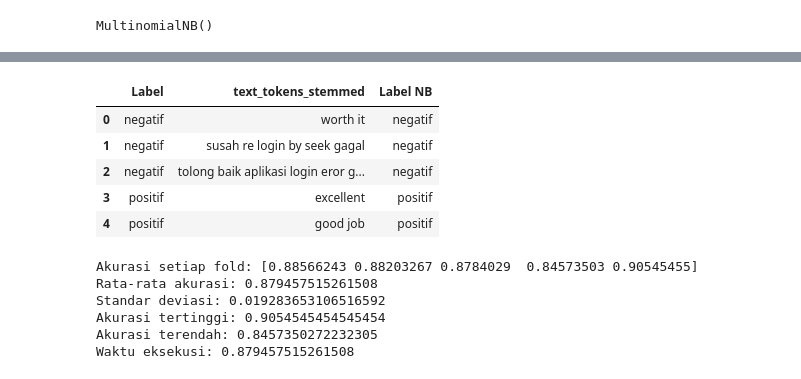
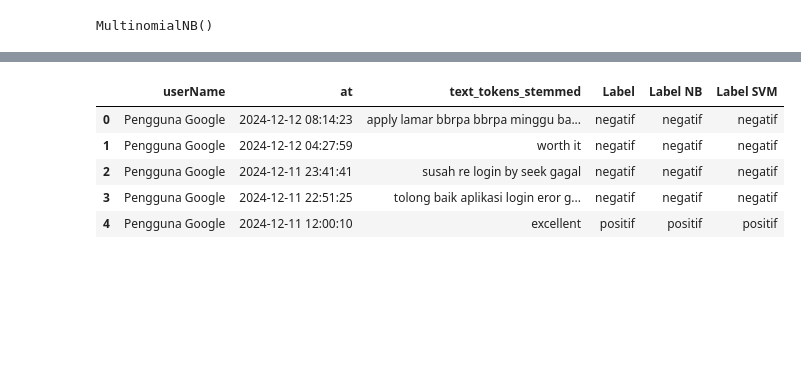
Before and after one commit to randi3281/anfipy, a Jupyter notebook: Mode Serius 3/projek7-digunakan skripsi.ipynb, the cells around one changed output, grey strips where cells are left out. Drawn from its saved outputs; the diff is of its cells as text; code cells hidden in the pictures; blank space fills up the shorter version.

```diff
--- a/Mode Serius 3/projek7-digunakan skripsi.ipynb
+++ b/Mode Serius 3/projek7-digunakan skripsi.ipynb
@@ -5,8 +3,7 @@
 # %%
 import pandas as pd
-from sklearn.model_selection import train_test_split
 
-data_clean = pd.read_csv('Dataset/jobstreet_3000_hasiltextpreprocessing.csv')
+data_clean = pd.read_csv('Dataset/jobstreet_3000_hasillabeling.csv')
 data_clean = pd.DataFrame(data_clean)
 
 A = data_clean['text_tokens_stemmed']
@@ -89,0 +68,11 @@ data_clean.head()
+# %%
+from sklearn.svm import LinearSVC
+from sklearn.metrics import accuracy_score
+
+for c in [0.01, 0.05, 0.25, 0.5, 0.75, 1]:
+    svm = LinearSVC(C=c)
+    svm.fit(A_tfid, B)
+    print ("Accuracy for C=%s: %s" % (c, accuracy_score(B, svm.predict(A_tfid))))
+
+svm = LinearSVC(C = 1)
+svm.fit(A_tfid, B)
@@ -90,37 +87,15 @@ data_clean.head()
+# %%
+B_pred = svm.predict(A_tfid)
+data_clean['Label SVM'] = B_pred
+data_clean = pd.DataFrame(data_clean)
+data_clean.to_csv('Dataset\jobstreet_3000_hasil_sentimen_SVM.csv', index=False)
+data_clean.head()
+# %% [output]
+|  | userName | at | text_tokens_stemmed | Label | Label NB | Label SVM |
+| 0 | Pengguna Google | 2024-12-12 08:14:23 | apply lamar bbrpa bbrpa minggu ba... | negatif | negatif | negatif |
+| 1 | Pengguna Google | 2024-12-12 04:27:59 | worth it | negatif | negatif | negatif |
+| 2 | Pengguna Google | 2024-12-11 23:41:41 | susah re login by seek gagal | negatif | negatif | negatif |
+| 3 | Pengguna Google | 2024-12-11 22:51:25 | tolong baik aplikasi login eror g... | negatif | negatif | negatif |
+| 4 | Pengguna Google | 2024-12-11 12:00:10 | excellent | positif | positif | positif |
 # %%
-data_clean.to_csv('Dataset/jobstreet_3000_hasil_sentimen_NB.csv', index=False)
-
-data_clean2 = pd.read_csv('Dataset/jobstreet_3000_hasil_sentimen_NB.csv')
-data_clean2 = pd.DataFrame(data_clean2)
-data_clean2.head()
+data_clean.to_csv('Dataset/jobstreet_3000_hasil_sentimen_NB_dan_SVM.csv', index=False)
-# %% [output]
-|  | Label | text_tokens_stemmed | Label NB |
-| 0 | negatif | worth it | negatif |
-| 1 | negatif | susah re login by seek gagal | negatif |
-| 2 | negatif | tolong baik aplikasi login eror g... | negatif |
-| 3 | positif | excellent | positif |
-| 4 | positif | good job | positif |
-# %%
-# buatlah k-fold cross validation dengan k = 5
-from sklearn.model_selection import cross_val_score
-
-cross_val_score(nb, A_tfid, B, cv=5, scoring='accuracy')
-# print setiap k
-print(f"Akurasi setiap fold: {cross_val_score(nb, A_tfid, B, cv=5, scoring='accuracy')}")
-# print rata-rata akurasi
-print(f"Rata-rata akurasi: {cross_val_score(nb, A_tfid, B, cv=5, scoring='accuracy').mean()}")
-# print standar deviasi
-print(f"Standar deviasi: {cross_val_score(nb, A_tfid, B, cv=5, scoring='accuracy').std()}")
-# print akurasi tertinggi
-print(f"Akurasi tertinggi: {cross_val_score(nb, A_tfid, B, cv=5, scoring='accuracy').max()}")
-# print akurasi terendah
-print(f"Akurasi terendah: {cross_val_score(nb, A_tfid, B, cv=5, scoring='accuracy').min()}")
-# print waktu eksekusi
-print(f"Waktu eksekusi: {cross_val_score(nb, A_tfid, B, cv=5, scoring='accuracy').mean()}")
-# %% [output]
-Akurasi setiap fold: [0.88566243 0.88203267 0.8784029  0.84573503 0.90545455]
-Rata-rata akurasi: 0.879457515261508
-Standar deviasi: 0.019283653106516592
-Akurasi tertinggi: 0.9054545454545454
-Akurasi terendah: 0.8457350272232305
-Waktu eksekusi: 0.879457515261508
```
Also changed, not shown: parts of 18 cells of this notebook, 5 other files.
